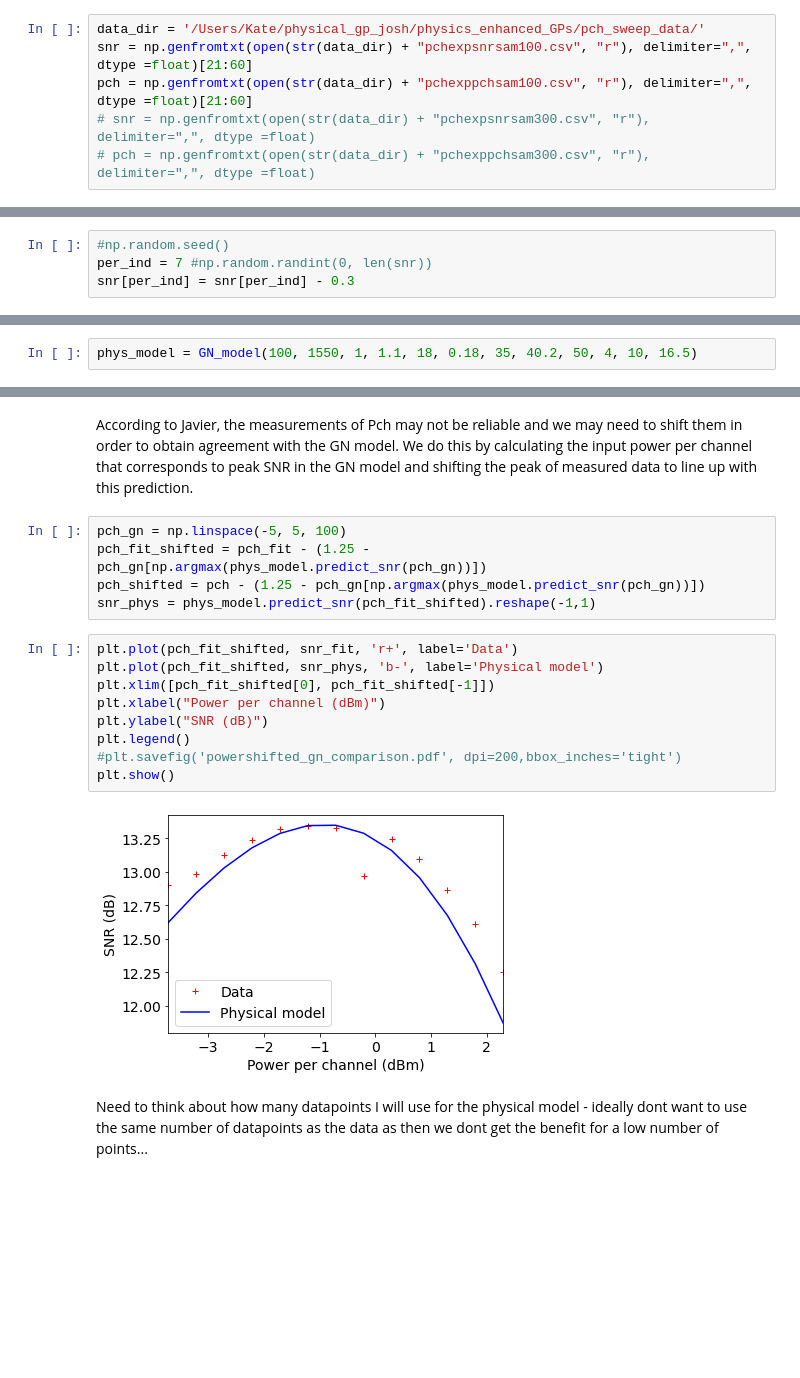
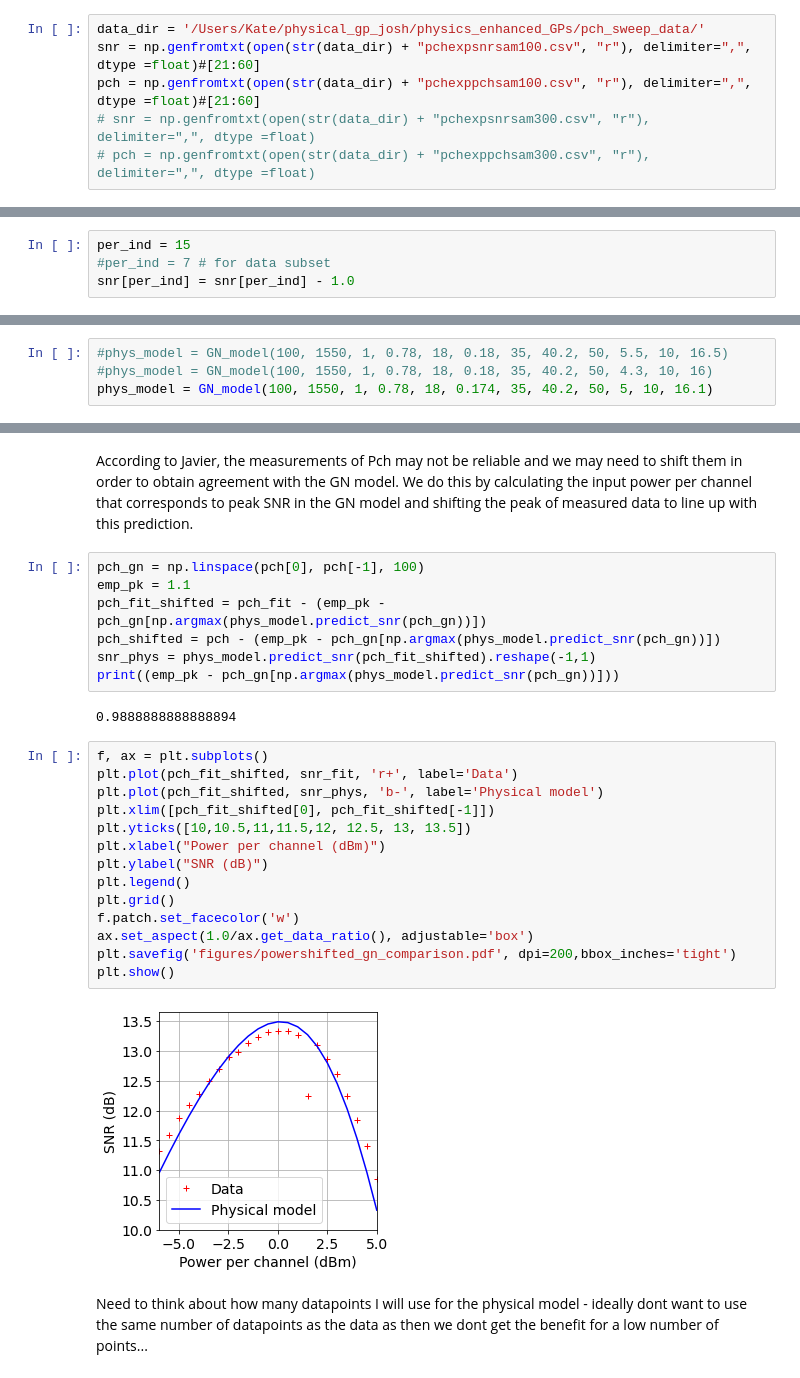
Before and after one commit to joshnevin/physics_enhanced_GPs, a Jupyter notebook: GN_model_enhanced_GPs_robust.ipynb, the cells around one changed output, grey strips where cells are left out. Saved outputs shown, nothing was run; the diff lists cells and outputs as text; blank space fills up the shorter version.

```diff
--- a/GN_model_enhanced_GPs_robust.ipynb
+++ b/GN_model_enhanced_GPs_robust.ipynb
@@ -15,8 +15,8 @@ font = { 'family' : 'sans-serif',
 matplotlib.rc('font', **font)
 # %%
 data_dir = '/Users/Kate/physical_gp_josh/physics_enhanced_GPs/pch_sweep_data/'
-snr = np.genfromtxt(open(str(data_dir) + "pchexpsnrsam100.csv", "r"), delimiter=",", dtype =float)[21:60]
-pch = np.genfromtxt(open(str(data_dir) + "pchexppchsam100.csv", "r"), delimiter=",", dtype =float)[21:60]
+snr = np.genfromtxt(open(str(data_dir) + "pchexpsnrsam100.csv", "r"), delimiter=",", dtype =float)#[21:60]
+pch = np.genfromtxt(open(str(data_dir) + "pchexppchsam100.csv", "r"), delimiter=",", dtype =float)#[21:60]
 # snr = np.genfromtxt(open(str(data_dir) + "pchexpsnrsam300.csv", "r"), delimiter=",", dtype =float)
 # pch = np.genfromtxt(open(str(data_dir) + "pchexppchsam300.csv", "r"), delimiter=",", dtype =float)
 # %% [markdown]
@@ -32,9 +32,9 @@ len(pch)
 # %% [markdown]
 Add a large perturbation to one of the points to see if the physical model-enhanced GP is more robust to it.
 # %%
-#np.random.seed()
-per_ind = 7 #np.random.randint(0, len(snr))
-snr[per_ind] = snr[per_ind] - 0.3
+per_ind = 15
+#per_ind = 7 # for data subset
+snr[per_ind] = snr[per_ind] - 1.0
 # %% [markdown]
 Use all data for fitting.
 # %%
@@ -54,2 +54,4 @@ plt.show()
 # %%
-phys_model = GN_model(100, 1550, 1, 1.1, 18, 0.18, 35, 40.2, 50, 4, 10, 16.5)
+#phys_model = GN_model(100, 1550, 1, 0.78, 18, 0.18, 35, 40.2, 50, 5.5, 10, 16.5)
+#phys_model = GN_model(100, 1550, 1, 0.78, 18, 0.18, 35, 40.2, 50, 4.3, 10, 16)
+phys_model = GN_model(100, 1550, 1, 0.78, 18, 0.174, 35, 40.2, 50, 5, 10, 16.1)
@@ -56,21 +70,30 @@ phys_model = GN_model(100, 1550, 1, 1.1, 18, 0.18, 35, 40.2, 50, 4, 10, 16.5)
 # %% [markdown]
 According to Javier, the measurements of Pch may not be reliable and we may need to shift them in order to obtain agreement with the GN model. We do this by calculating the input power per channel that corresponds to peak SNR in the GN model and shifting the peak of measured data to line up with this prediction.
 # %%
-pch_gn = np.linspace(-5, 5, 100)
-pch_fit_shifted = pch_fit - (1.25 - pch_gn[np.argmax(phys_model.predict_snr(pch_gn))])
-pch_shifted = pch - (1.25 - pch_gn[np.argmax(phys_model.predict_snr(pch_gn))])
+pch_gn = np.linspace(pch[0], pch[-1], 100)
+emp_pk = 1.1
+pch_fit_shifted = pch_fit - (emp_pk - pch_gn[np.argmax(phys_model.predict_snr(pch_gn))])
+pch_shifted = pch - (emp_pk - pch_gn[np.argmax(phys_model.predict_snr(pch_gn))])
 snr_phys = phys_model.predict_snr(pch_fit_shifted).reshape(-1,1)
+print((emp_pk - pch_gn[np.argmax(phys_model.predict_snr(pch_gn))]))
+# %% [output]
+0.9888888888888894
 # %%
+f, ax = plt.subplots()
 plt.plot(pch_fit_shifted, snr_fit, 'r+', label='Data')
 plt.plot(pch_fit_shifted, snr_phys, 'b-', label='Physical model')
 plt.xlim([pch_fit_shifted[0], pch_fit_shifted[-1]])
+plt.yticks([10,10.5,11,11.5,12, 12.5, 13, 13.5])
 plt.xlabel("Power per channel (dBm)")
 plt.ylabel("SNR (dB)")
 plt.legend()
-#plt.savefig('powershifted_gn_comparison.pdf', dpi=200,bbox_inches='tight')
+plt.grid()
+f.patch.set_facecolor('w')
+ax.set_aspect(1.0/ax.get_data_ratio(), adjustable='box')
+plt.savefig('figures/powershifted_gn_comparison.pdf', dpi=200,bbox_inches='tight')
 plt.show()
 # %% [output]
-[figure, old version]
+[figure, new version]
 # %% [markdown]
 Need to think about how many datapoints I will use for the physical model - ideally dont want to use the same number of datapoints as the data as then we dont get the benefit for a low number of points...
 # %%
```
Also changed, not shown: parts of 12 cells of this notebook, 1 other file.
